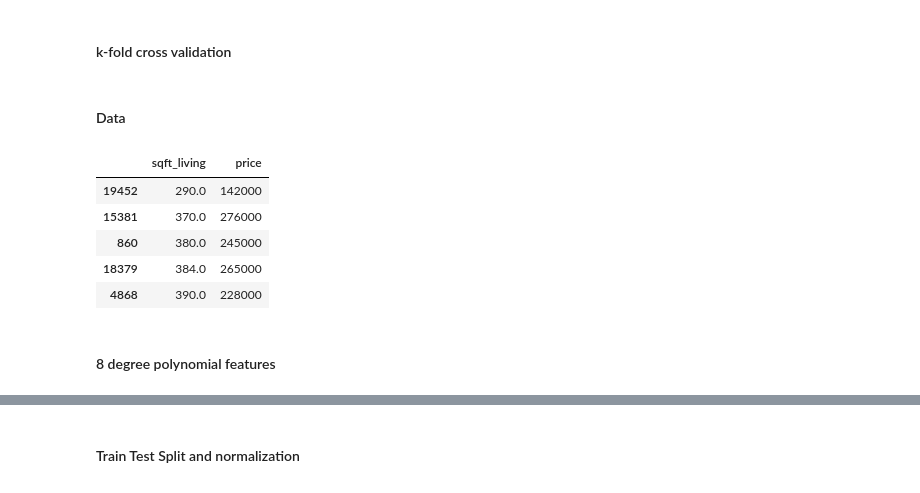
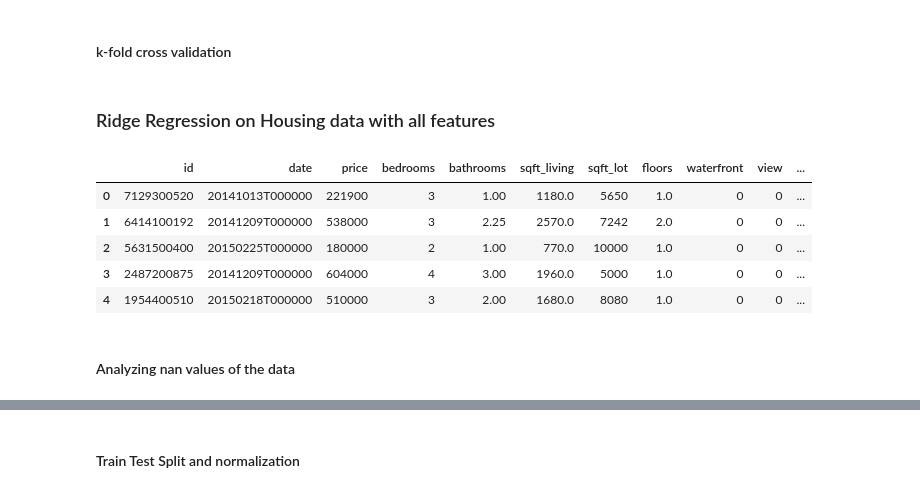
Before and after one commit to usmanhafeez75/scrapy-assignments, a Jupyter notebook: Machine Learning/RidgeRegression.ipynb, the cells around one changed output, grey strips where cells are left out. Drawn from its saved outputs; the diff is of its cells as text; code cells hidden in the pictures.

Commit message:
Housing Data All features Ridge Regression

```diff
--- a/Machine Learning/RidgeRegression.ipynb
+++ b/Machine Learning/RidgeRegression.ipynb
@@ -158,18 +158,17 @@ def k_fold_cross_validation(X, y, lambda_regul_list, k=10):
         validation_scores.append(validation_score)
 
     return train_scores, validation_scores
-# %% [markdown]
-#### Data
+# %% [markdown]
+### Ridge Regression on Housing data with all features
 # %%
-df = pd.read_csv('data/LinearRegression_kc_house_data.csv')[['sqft_living', 'price']].dropna().sort_values(
-    ['sqft_living', 'price'])
+df = pd.read_csv('data/LinearRegression_kc_house_data.csv')
 df.head()
 # %% [output]
-|  | sqft_living | price |
-| 19452 | 290.0 | 142000 |
-| 15381 | 370.0 | 276000 |
-| 860 | 380.0 | 245000 |
-| 18379 | 384.0 | 265000 |
-| 4868 | 390.0 | 228000 |
+|  | id | date | price | bedrooms | bathrooms | sqft_living | sqft_lot | floors | waterfront | view | ... |
+| 0 | 7129300520 | 20141013T000000 | 221900 | 3 | 1.00 | 1180.0 | 5650 | 1.0 | 0 | 0 | ... |
+| 1 | 6414100192 | 20141209T000000 | 538000 | 3 | 2.25 | 2570.0 | 7242 | 2.0 | 0 | 0 | ... |
+| 2 | 5631500400 | 20150225T000000 | 180000 | 2 | 1.00 | 770.0 | 10000 | 1.0 | 0 | 0 | ... |
+| 3 | 2487200875 | 20141209T000000 | 604000 | 4 | 3.00 | 1960.0 | 5000 | 1.0 | 0 | 0 | ... |
+| 4 | 1954400510 | 20150218T000000 | 510000 | 3 | 2.00 | 1680.0 | 8080 | 1.0 | 0 | 0 | ... |
-# %% [markdown]
-#### 8 degree polynomial features
+# %% [markdown]
+#### Analyzing nan values of the data
```
Also changed, not shown: parts of 19 cells of this notebook.
